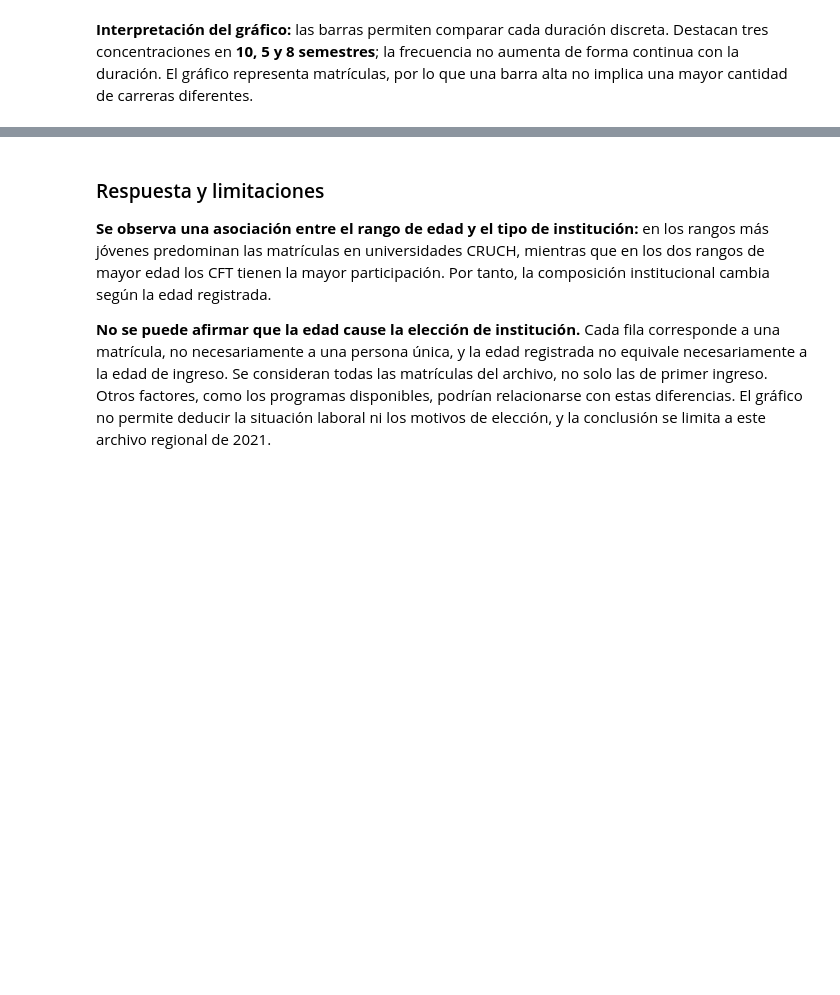
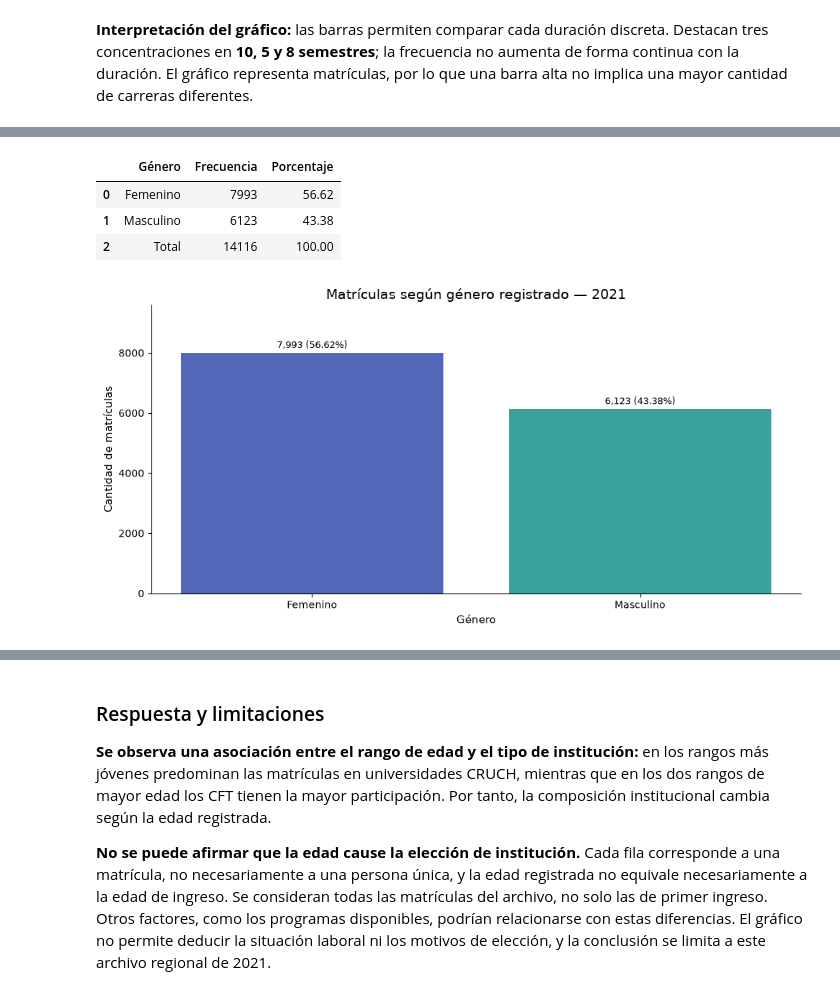
Before and after one commit to crispardos/analisis_matriculas, a Jupyter notebook: notebooks/Analisis_matriculas.ipynb, the cells around one changed output, grey strips where cells are left out. Cells and saved outputs as stored; diff of their text form; code cells hidden in the pictures; blank space fills up the shorter version.

```diff
--- a/notebooks/Analisis_matriculas.ipynb
+++ b/notebooks/Analisis_matriculas.ipynb
@@ -604,0 +220,26 @@ El indicador es el **arancel registrado en pesos**, sin agregar el valor de matr
+# %%
+frecuencia_genero = genero.value_counts()
+tabla_genero = frecuencia_genero.rename_axis('Género').reset_index(name='Frecuencia')
+tabla_genero['Porcentaje'] = (tabla_genero['Frecuencia'] / genero.count() * 100).round(2)
+total_genero = pd.DataFrame({
+    'Género': ['Total'],
+    'Frecuencia': [tabla_genero['Frecuencia'].sum()],
+    'Porcentaje': [tabla_genero['Porcentaje'].sum()]
+})
+display(pd.concat([tabla_genero, total_genero], ignore_index=True))
+
+fig, ax = plt.subplots(figsize=(10, 5))
+barras = ax.bar(tabla_genero['Género'], tabla_genero['Frecuencia'],
+                color=['#5267B8', '#38A39C'])
+ax.bar_label(barras, labels=[f'{n:,} ({p:.2f}%)' for n, p in
+                            zip(tabla_genero['Frecuencia'], tabla_genero['Porcentaje'])], padding=3, fontsize=9)
+ax.set(title='Matrículas según género registrado — 2021', ylabel='Cantidad de matrículas', xlabel='Género')
+ax.set_ylim(0, tabla_genero['Frecuencia'].max() * 1.2)
+fig.tight_layout()
+plt.show()
+# %% [output]
+|  | Género | Frecuencia | Porcentaje |
+| 0 | Femenino | 7993 | 56.62 |
+| 1 | Masculino | 6123 | 43.38 |
+| 2 | Total | 14116 | 100.00 |
+[figure, added]
```
Also changed, not shown: parts of 95 cells of this notebook.
